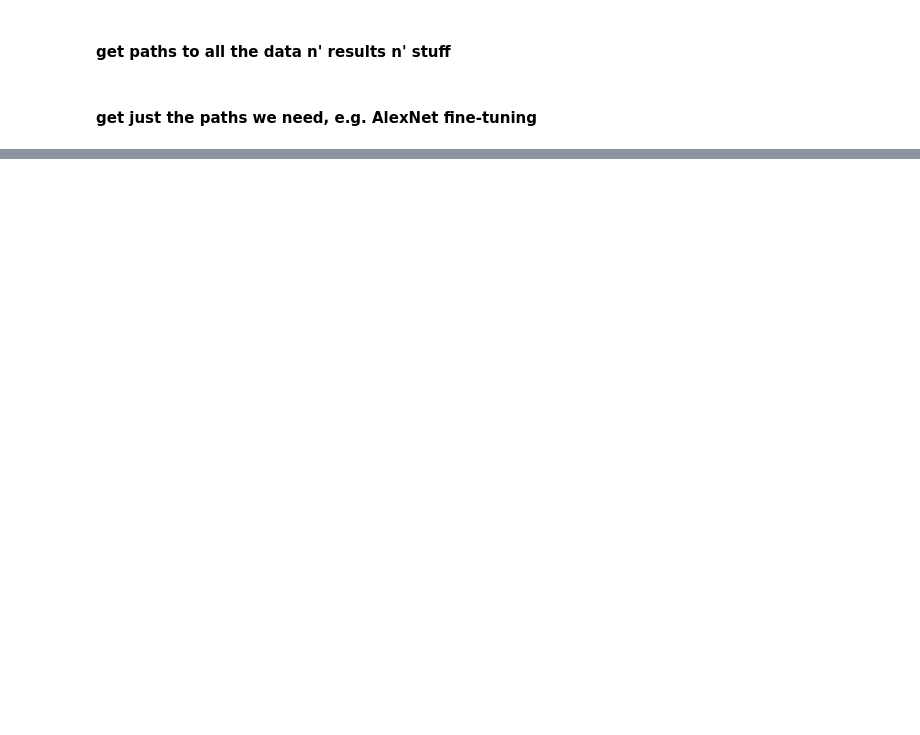
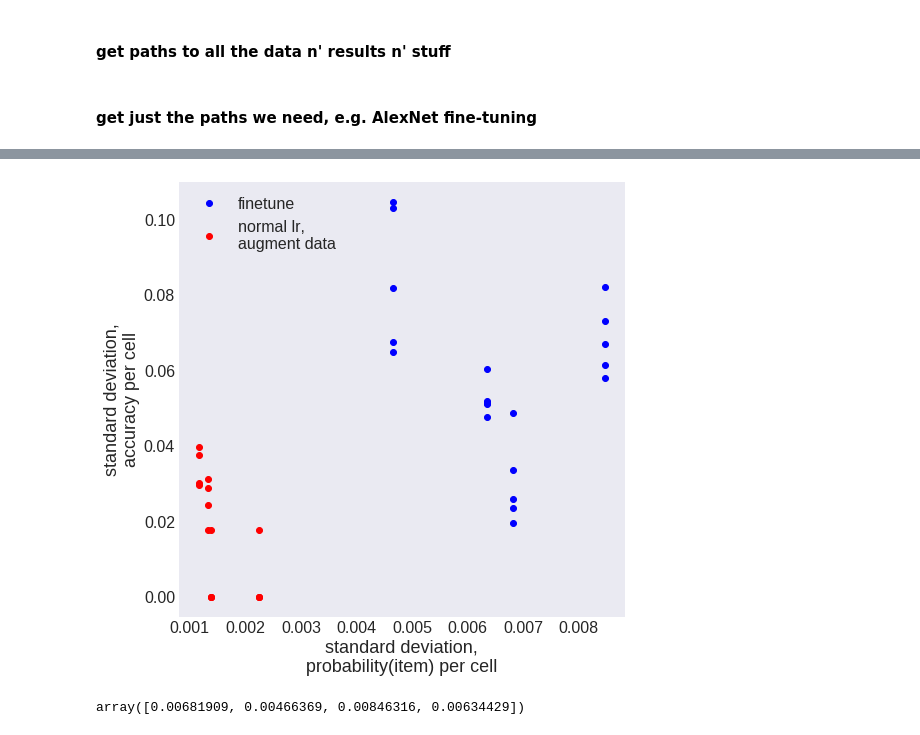
Before and after one commit to NickleDave/visual-search-nets, a Jupyter notebook: docs/notebooks/supp-info/heatmap.ipynb, the cells around one changed output, grey strips where cells are left out. Drawn from its saved outputs; the diff is of its cells as text; code cells hidden in the pictures; blank space fills up the shorter version.

```diff
--- a/docs/notebooks/supp-info/heatmap.ipynb
+++ b/docs/notebooks/supp-info/heatmap.ipynb
@@ -163,0 +182,45 @@ alexnet_finetune_results_gzs = sorted(alexnet_finetune_results_gzs)
+# %%
+std_p_item_finetune = np.asarray([p_item.std() for p_item in ps_alexnet_finetune])
+std_acc_finetune = [
+    np.asarray([acc.std() for acc in acc_net])
+    for acc_net in acc_alexnet_finetune
+]
+
+std_p_item_normal_lr = np.asarray([p_item.std() for p_item in ps_alexnet_train])
+std_acc_normal_lr = [
+    np.asarray([acc.std() for acc in acc_net])
+    for acc_net in acc_alexnet_train
+]
+# %%
+fig, ax = plt.subplots()
+fig.set_size_inches(8, 8)
+
+for net_num, acc_net in enumerate(std_acc_finetune):
+    if net_num == 0:
+        label='finetune'
+    else:
+        label=None
+
+    ax.plot(std_p_item_finetune, acc_net, linestyle='none', marker='o', color='blue', label=label)
+
+for net_num, acc_net in enumerate(std_acc_normal_lr):
+    if net_num == 0:
+        label='normal lr,\naugment data'
+    else:
+        label=None
+
+    ax.plot(std_p_item_normal_lr, acc_net, linestyle='none', marker='o', color='red', label=label)
+
+ax.set_xlabel('standard deviation,\nprobability(item) per cell')
+
+ax.set_ylabel('standard deviation,\naccuracy per cell')
+
+plt.legend(loc='upper left')
+
+plt.savefig('std-dev-acc-v-p-item.png')
+# %% [output]
+[figure, added]
+# %%
+std_p_item_finetune
+# %% [output]
+array([0.00681909, 0.00466369, 0.00846316, 0.00634429])
```
Also changed, not shown: parts of 9 cells of this notebook, 1 other file.
